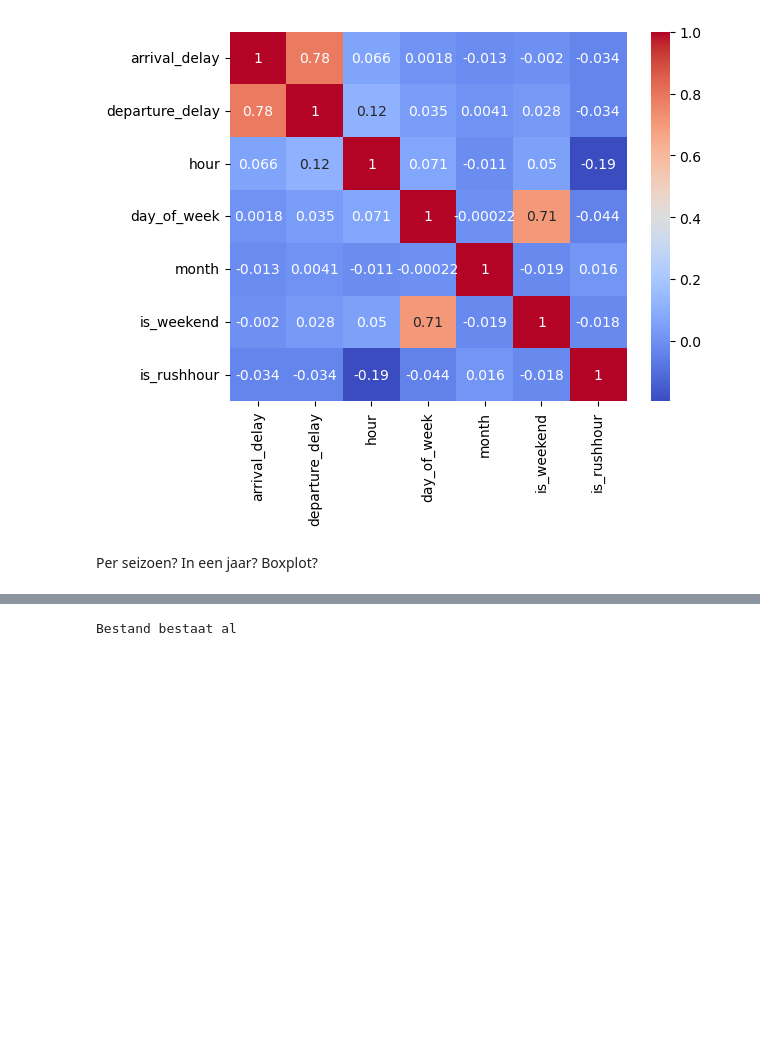
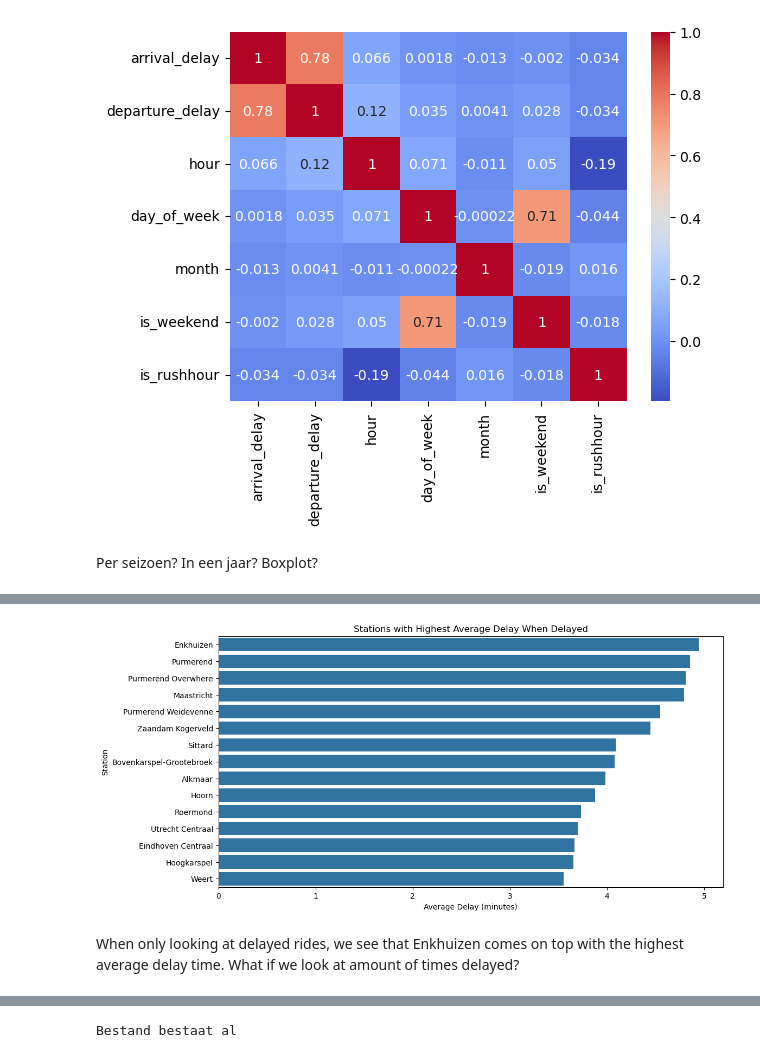
Before and after one commit to TheTrumpetist27/TrainDelayPredictor, a Jupyter notebook: Data analysis & Feature Engineering 2.ipynb, the cells around one changed output, grey strips where cells are left out. Cells and saved outputs as stored; diff of their text form; code cells hidden in the pictures; blank space fills up the shorter version.

```diff
--- a/Data analysis & Feature Engineering 2.ipynb
+++ b/Data analysis & Feature Engineering 2.ipynb
@@ -1135,0 +1227,8 @@ Per seizoen? In een jaar? Boxplot?
+# %%
+station_delay_mean = (
+    delayed.groupby("Stop:Station name")["arrival_delay"]
+                  .mean()
+                  .sort_values(ascending=False)
+)
+
+station_delay_mean.head(20)
@@ -1135,0 +1253,14 @@ Per seizoen? In een jaar? Boxplot?
+# %%
+plt.figure(figsize=(12,6))
+sns.barplot(
+    x=station_delay_mean.head(15).values,
+    y=station_delay_mean.head(15).index
+)
+plt.title("Stations with Highest Average Delay When Delayed")
+plt.xlabel("Average Delay (minutes)")
+plt.ylabel("Station")
+plt.show()
+# %% [output]
+[figure, added]
+# %% [markdown]
+When only looking at delayed rides, we see that Enkhuizen comes on top with the highest average delay time. What if we look at amount of times delayed?
```
Also changed, not shown: parts of 20 cells of this notebook.
